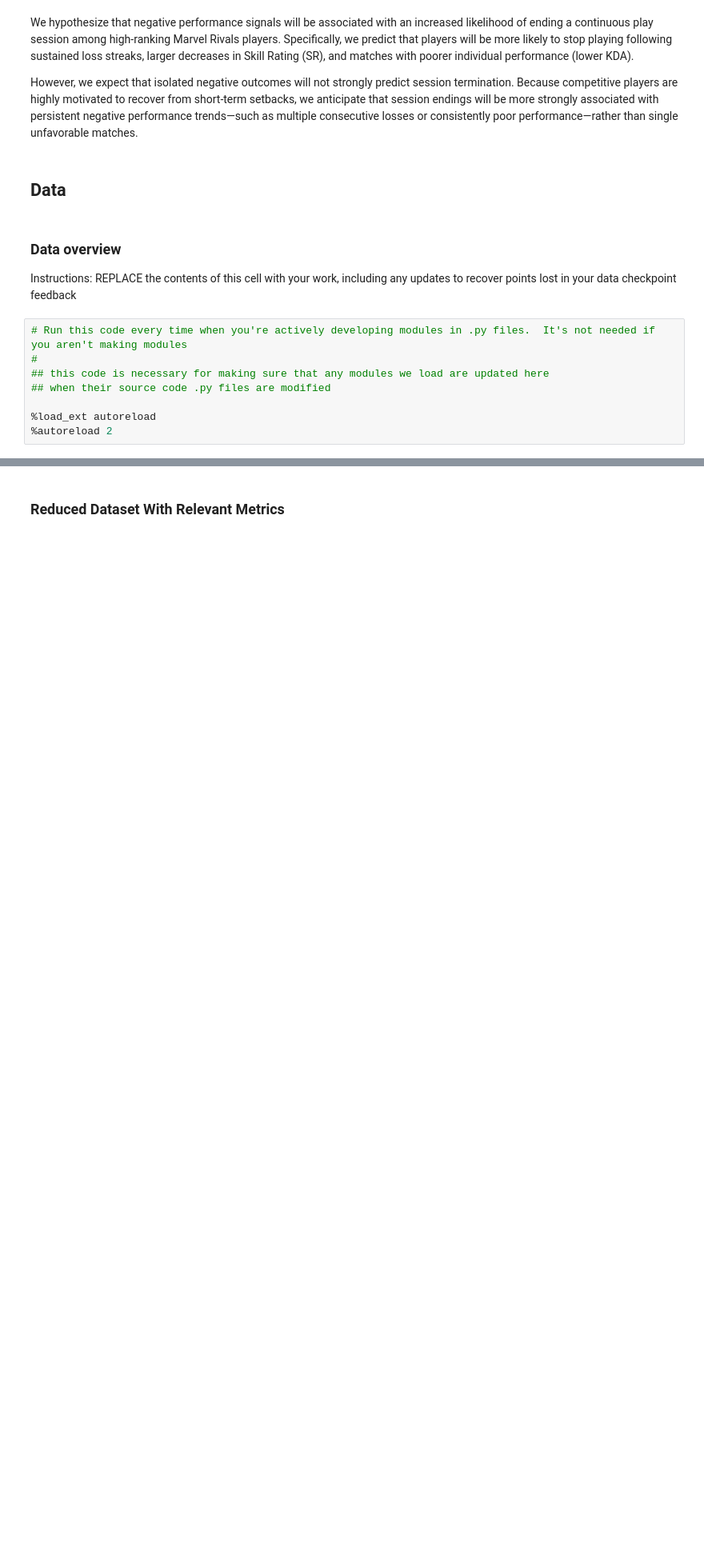
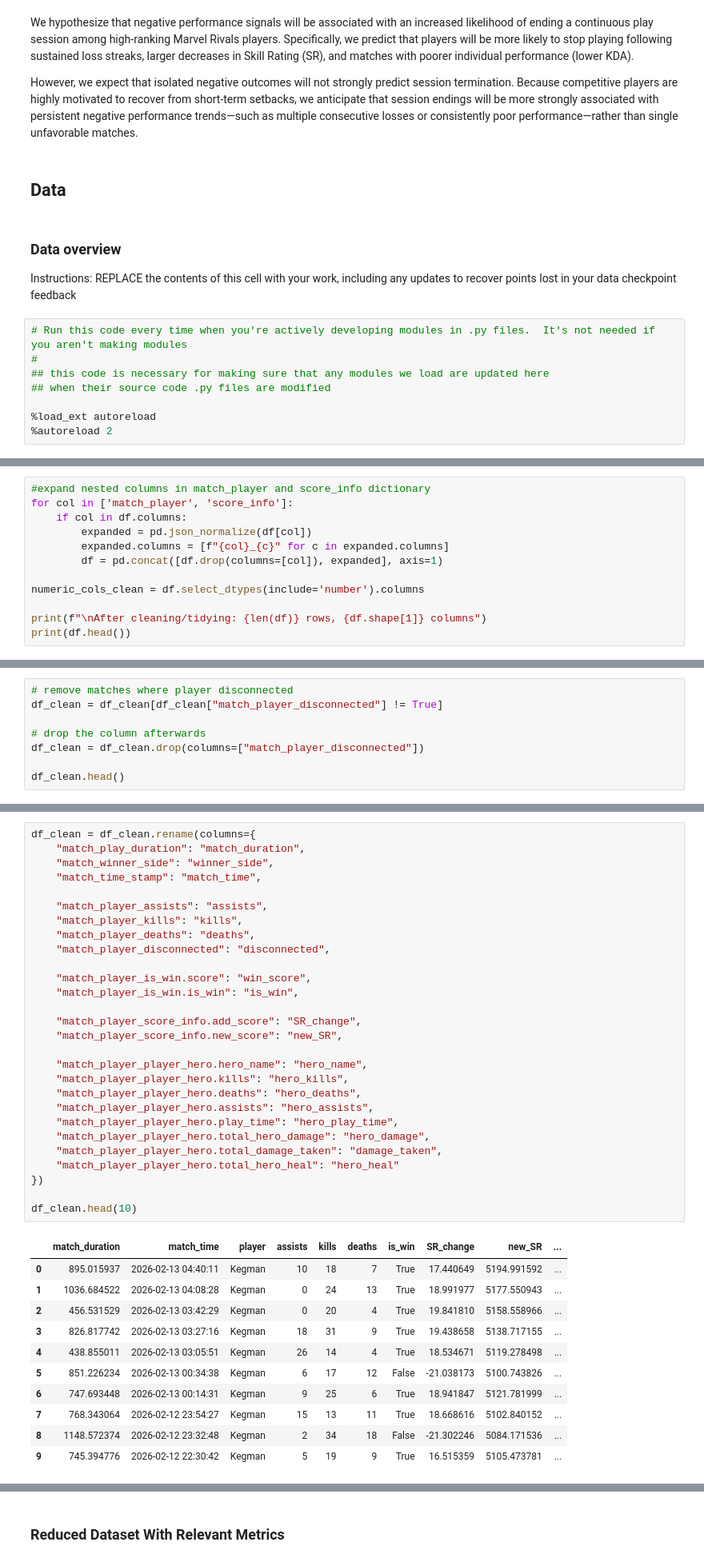
Before and after one commit to COGS108/Group126_WI26, a Jupyter notebook: 02-EDACheckpoint.ipynb, the cells around one changed output, grey strips where cells are left out. Shown at 80% size. Cells and saved outputs as stored; diff of their text form; blank space fills up the shorter version.

```diff
--- a/02-EDACheckpoint.ipynb
+++ b/02-EDACheckpoint.ipynb
@@ -272,0 +251,12 @@ max     2042.000000          1890.615877          12.000000  2.146712e+09
+# %%
+#expand nested columns in match_player and score_info dictionary
+for col in ['match_player', 'score_info']:
+    if col in df.columns:
+        expanded = pd.json_normalize(df[col])
+        expanded.columns = [f"{col}_{c}" for c in expanded.columns]
+        df = pd.concat([df.drop(columns=[col]), expanded], axis=1)
+
+numeric_cols_clean = df.select_dtypes(include='number').columns
+
+print(f"\nAfter cleaning/tidying: {len(df)} rows, {df.shape[1]} columns")
+print(df.head())
@@ -272,0 +347,8 @@ max     2042.000000          1890.615877          12.000000  2.146712e+09
+# %%
+# remove matches where player disconnected
+df_clean = df_clean[df_clean["match_player_disconnected"] != True]
+
+# drop the column afterwards
+df_clean = df_clean.drop(columns=["match_player_disconnected"])
+
+df_clean.head()
@@ -272,0 +364,40 @@ max     2042.000000          1890.615877          12.000000  2.146712e+09
+# %%
+df_clean = df_clean.rename(columns={
+    "match_play_duration": "match_duration",
+    "match_winner_side": "winner_side",
+    "match_time_stamp": "match_time",
+
+    "match_player_assists": "assists",
+    "match_player_kills": "kills",
+    "match_player_deaths": "deaths",
+    "match_player_disconnected": "disconnected",
+
+    "match_player_is_win.score": "win_score",
+    "match_player_is_win.is_win": "is_win",
+
+    "match_player_score_info.add_score": "SR_change",
+    "match_player_score_info.new_score": "new_SR",
+
+    "match_player_player_hero.hero_name": "hero_name",
+    "match_player_player_hero.kills": "hero_kills",
+    "match_player_player_hero.deaths": "hero_deaths",
+    "match_player_player_hero.assists": "hero_assists",
+    "match_player_player_hero.play_time": "hero_play_time",
+    "match_player_player_hero.total_hero_damage": "hero_damage",
+    "match_player_player_hero.total_damage_taken": "damage_taken",
+    "match_player_player_hero.total_hero_heal": "hero_heal"
+})
+
+df_clean.head(10)
+# %% [output]
+|  | match_duration | match_time | player | assists | kills | deaths | is_win | SR_change | new_SR | ... |
+| 0 | 895.015937 | 2026-02-13 04:40:11 | Kegman | 10 | 18 | 7 | True | 17.440649 | 5194.991592 | ... |
+| 1 | 1036.684522 | 2026-02-13 04:08:28 | Kegman | 0 | 24 | 13 | True | 18.991977 | 5177.550943 | ... |
+| 2 | 456.531529 | 2026-02-13 03:42:29 | Kegman | 0 | 20 | 4 | True | 19.841810 | 5158.558966 | ... |
+| 3 | 826.817742 | 2026-02-13 03:27:16 | Kegman | 18 | 31 | 9 | True | 19.438658 | 5138.717155 | ... |
+| 4 | 438.855011 | 2026-02-13 03:05:51 | Kegman | 26 | 14 | 4 | True | 18.534671 | 5119.278498 | ... |
+| 5 | 851.226234 | 2026-02-13 00:34:38 | Kegman | 6 | 17 | 12 | False | -21.038173 | 5100.743826 | ... |
+| 6 | 747.693448 | 2026-02-13 00:14:31 | Kegman | 9 | 25 | 6 | True | 18.941847 | 5121.781999 | ... |
+| 7 | 768.343064 | 2026-02-12 23:54:27 | Kegman | 15 | 13 | 11 | True | 18.668616 | 5102.840152 | ... |
+| 8 | 1148.572374 | 2026-02-12 23:32:48 | Kegman | 2 | 34 | 18 | False | -21.302246 | 5084.171536 | ... |
+| 9 | 745.394776 | 2026-02-12 22:30:42 | Kegman | 5 | 19 | 9 | True | 16.515359 | 5105.473781 | ... |
```
Also changed, not shown: parts of 34 cells of this notebook.
